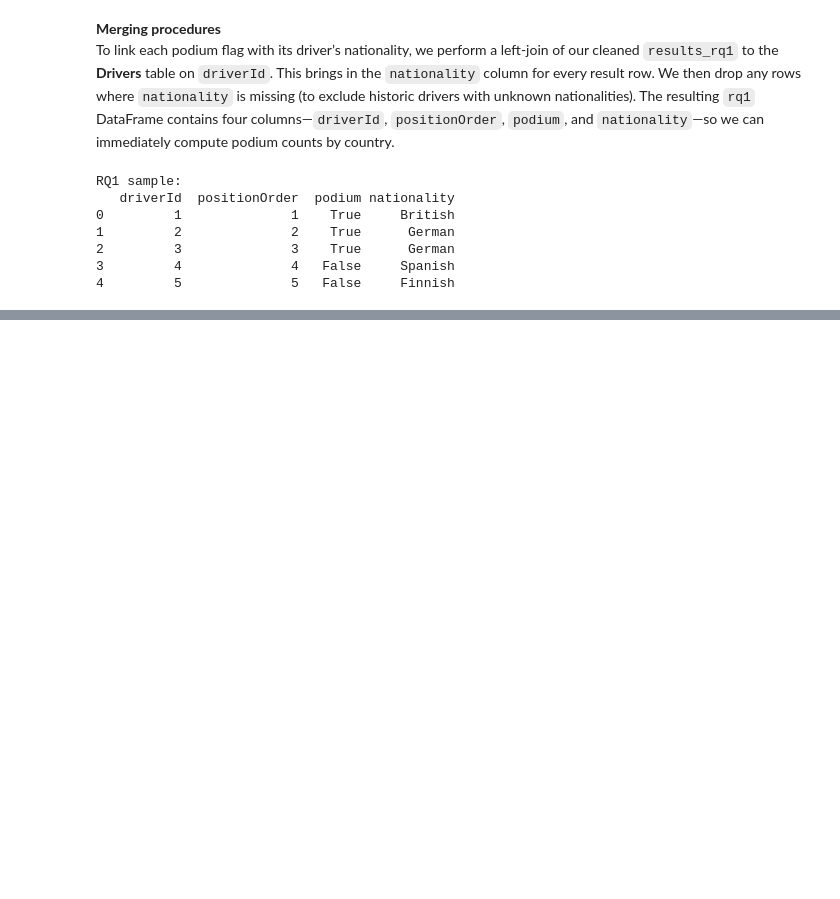
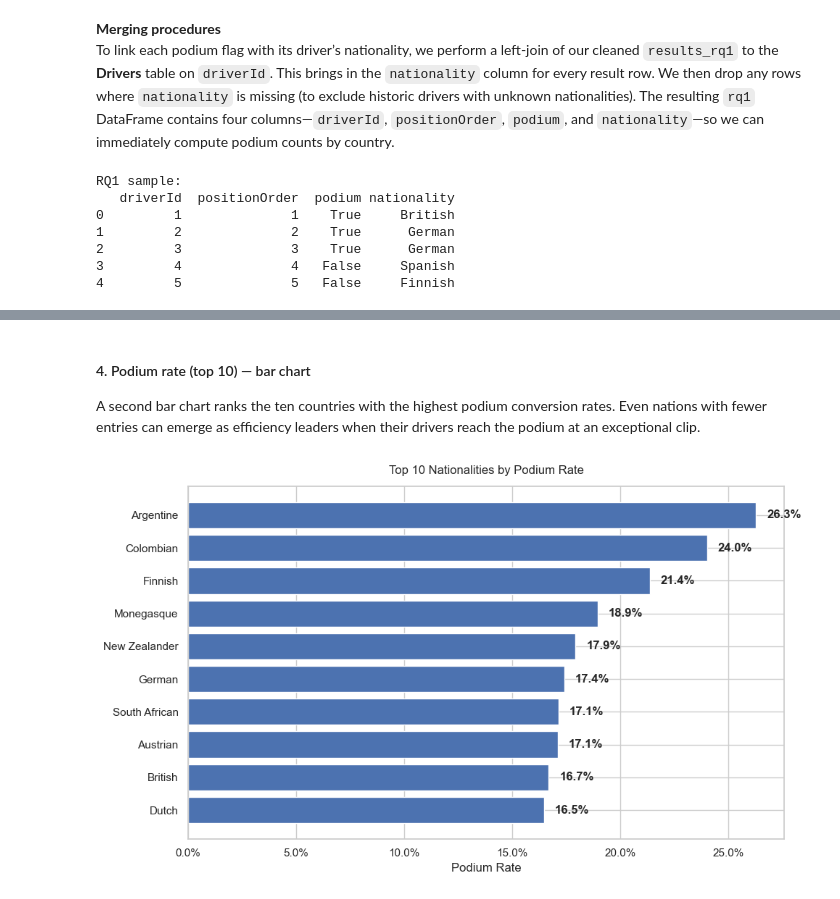
Before and after one commit to yrqoeuqo123/FinalProject_QTM151, a Jupyter notebook: final_project/final_projects.ipynb, the cells around one changed output, grey strips where cells are left out. Saved outputs shown, nothing was run; the diff lists cells and outputs as text; code cells hidden in the pictures; blank space fills up the shorter version.

```diff
--- a/final_project/final_projects.ipynb
+++ b/final_project/final_projects.ipynb
@@ -812,0 +1195,20 @@ Sample of driver debuts:
+# %% [markdown]
+#### 4. Podium rate (top 10) — bar chart
+
+A second bar chart ranks the ten countries with the highest podium conversion rates. Even nations with fewer entries can emerge as efficiency leaders when their drivers reach the podium at an exceptional clip.
+# %%
+from matplotlib.ticker import PercentFormatter
+
+top_rate = metrics['rate'].sort_values(ascending=False).head(10)
+
+plt.figure(figsize=(10,6))
+plt.barh(top_rate.index[::-1], top_rate.values[::-1])
+plt.title("Top 10 Nationalities by Podium Rate", pad=12)
+plt.xlabel("Podium Rate")
+plt.gca().xaxis.set_major_formatter(PercentFormatter(1.0))
+for i, v in enumerate(top_rate.values[::-1]):
+    plt.text(v + 0.005, i, f"{v:.1%}", va="center", fontweight="bold")
+plt.tight_layout()
+plt.show()
+# %% [output]
+[figure, added]
```
Also changed, not shown: parts of 41 cells of this notebook, 1 other file.
